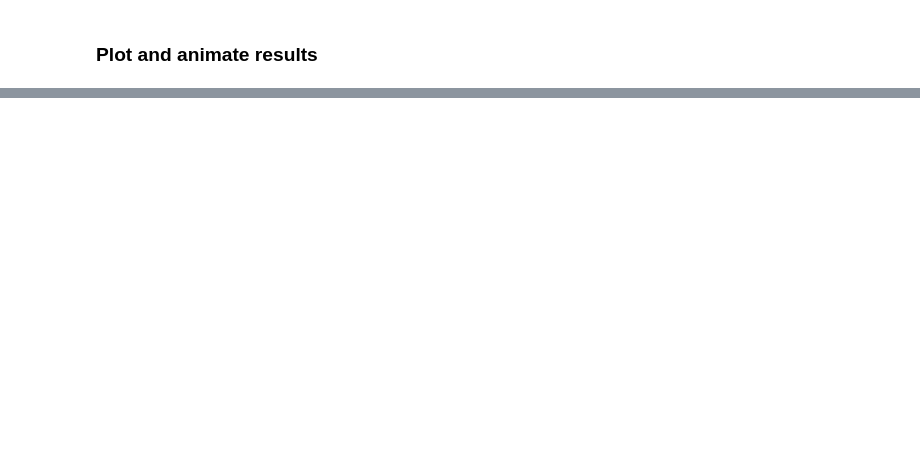
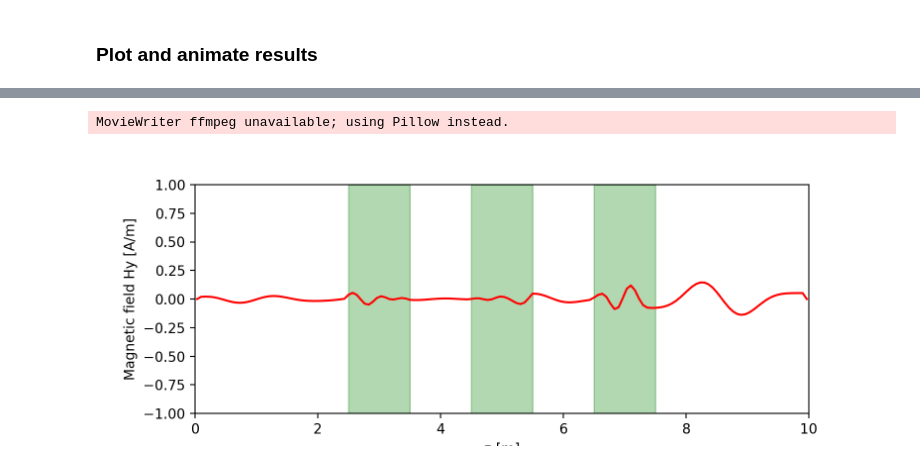
Before and after one commit to ImpedanCEI/CAP-meeting-hands-on, a Jupyter notebook: 001_dielectric_barriers.ipynb, the cells around one changed output, grey strips where cells are left out. Drawn from its saved outputs; the diff is of its cells as text; code cells hidden in the pictures; blank space fills up the shorter version.

```diff
--- a/001_dielectric_barriers.ipynb
+++ b/001_dielectric_barriers.ipynb
@@ -196,0 +196,28 @@ plt.title(r'Total energy <U>$= \frac{1}{2}\left( \varepsilon |E|^2 + \mu |H|^2
+# %%
+# frames animation
+from matplotlib import animation
+fig, ax = plt.subplots(figsize=[8,3])
+
+def animate(frame):
+    plt.cla()
+
+    # field
+    t = list(Hy.keys())
+    plt.plot(solver.z, Hy[t[frame]], c='r')
+    plt.ylim((-1, 1))
+    plt.xlim((0,10))
+
+    # barriers
+    for b in barrier.values():
+        xlo, xhi, ylo, yhi, zlo, zhi = b.bounds
+        plt.axvspan(zlo, zhi, color='g', alpha=0.3)
+
+    plt.xlabel('z [m]')
+    plt.ylabel('Magnetic field Hy [A/m]')
+
+anim = animation.FuncAnimation(fig, animate, frames=len(Hy.keys()))
+anim.save(f'dielectric_barriers.gif')
+#plt.close(fig)
+# %% [output]
+MovieWriter ffmpeg unavailable; using Pillow instead.
+[figure, added]
```
Also changed, not shown: parts of 14 cells of this notebook, 1 other file.
